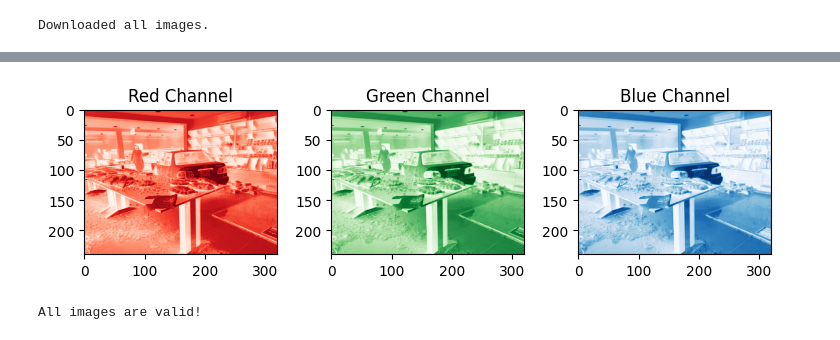
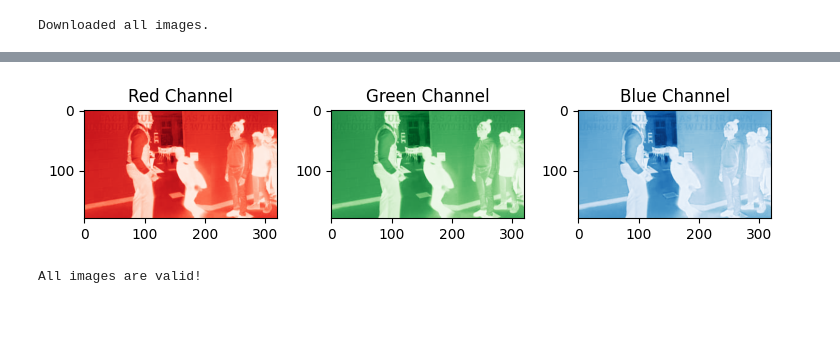
Before and after one commit to ol287/my-fakenews-model, a Jupyter notebook: My_fakenews_model.ipynb, the cells around one changed output, grey strips where cells are left out. Cells and saved outputs as stored; diff of their text form; code cells hidden in the pictures.

```diff
--- a/My_fakenews_model.ipynb
+++ b/My_fakenews_model.ipynb
@@ -54,7 +59,7 @@ CUDA is not available. Using CPU.
 # %%
 # Load the dataset from a CSV file
 # The file is read using pandas with the columns separated by commas (',').
-df = pd.read_csv('/content/drive/MyDrive/multimodal_train.csv', sep=',')
+df = pd.read_csv('/content/multimodal_train.csv', sep=',')
 # %%
 
 # Display the size of the dataset
@@ -322,37 +323,37 @@ Image 10 shape: (454, 320, 3)
 # %%
 # Load the RGBA image and convert it to RGB format
-image_path = "/kaggle/working/images/" + df["id"][0] + ".jpg"  # Construct the file path for the first image in the dataset
+image_path = "/kaggle/working/images/" + df["id"][1] + ".jpg"  # Construct the file path for the first image in the dataset
 image = Image.open(image_path).convert("RGB")  # Open the image file and convert it to RGB format
 
 # Split the image into individual color channels (Red, Green, and Blue)
 r, g, b = image.split()  # Split the image into its red, green, and blue channels
 
 # Plot each channel separately
 plt.figure(figsize=(10, 5))  # Create a new figure with a specified size (10x5 inches)
 
 
 # Plot the Blue channel
 plt.subplot(1, 4, 3)  # Select the 3rd position in the 1x4 grid
 plt.imshow(b, cmap='Blues')  # Display the blue channel with a blue colormap
 plt.title('Blue Channel')  # Add a title to the subplot
 
 # Plot the Red channel
 plt.subplot(1, 4, 1)  # Create a subplot grid with 1 row and 4 columns, selecting the 1st position
 plt.imshow(r, cmap='Reds')  # Display the red channel with a red colormap for better visualization
 plt.title('Red Channel')  # Add a title to the subplot
 
 # Plot the Green channel
 plt.subplot(1, 4, 2)  # Select the 2nd position in the 1x4 grid
 plt.imshow(g, cmap='Greens')  # Display the green channel with a green colormap
 plt.title('Green Channel')  # Add a title to the subplot
 
 # Adjust layout to prevent overlap between subplots
 plt.tight_layout()
 
 # Display the plotted figure
 plt.show()
 # %% [output]
-[figure, old version]
+[figure, new version]
 # %%
 # Function to check for corrupted images in a directory
 def check_image_integrity(folder_path):
```
Also changed, not shown: parts of 14 cells of this notebook.
